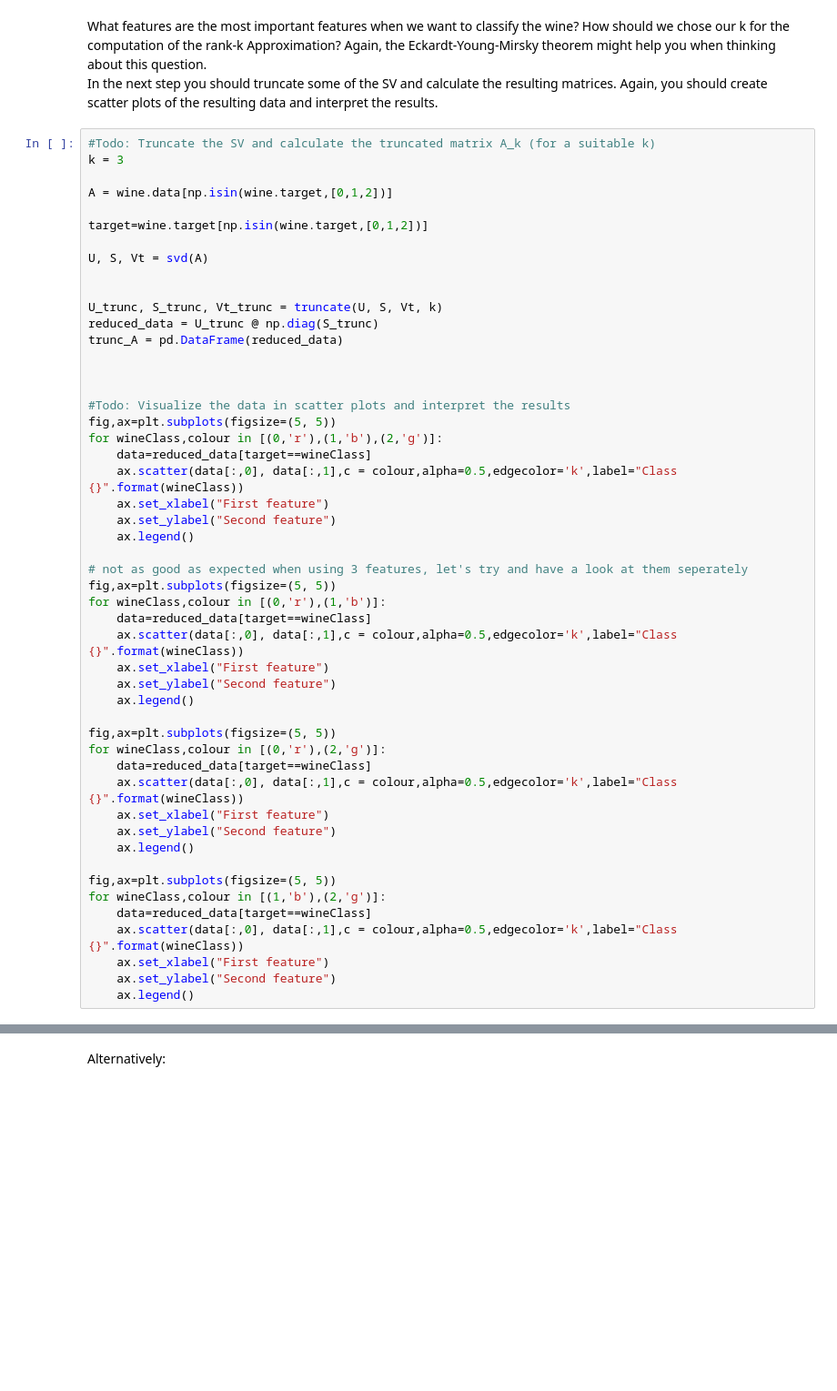
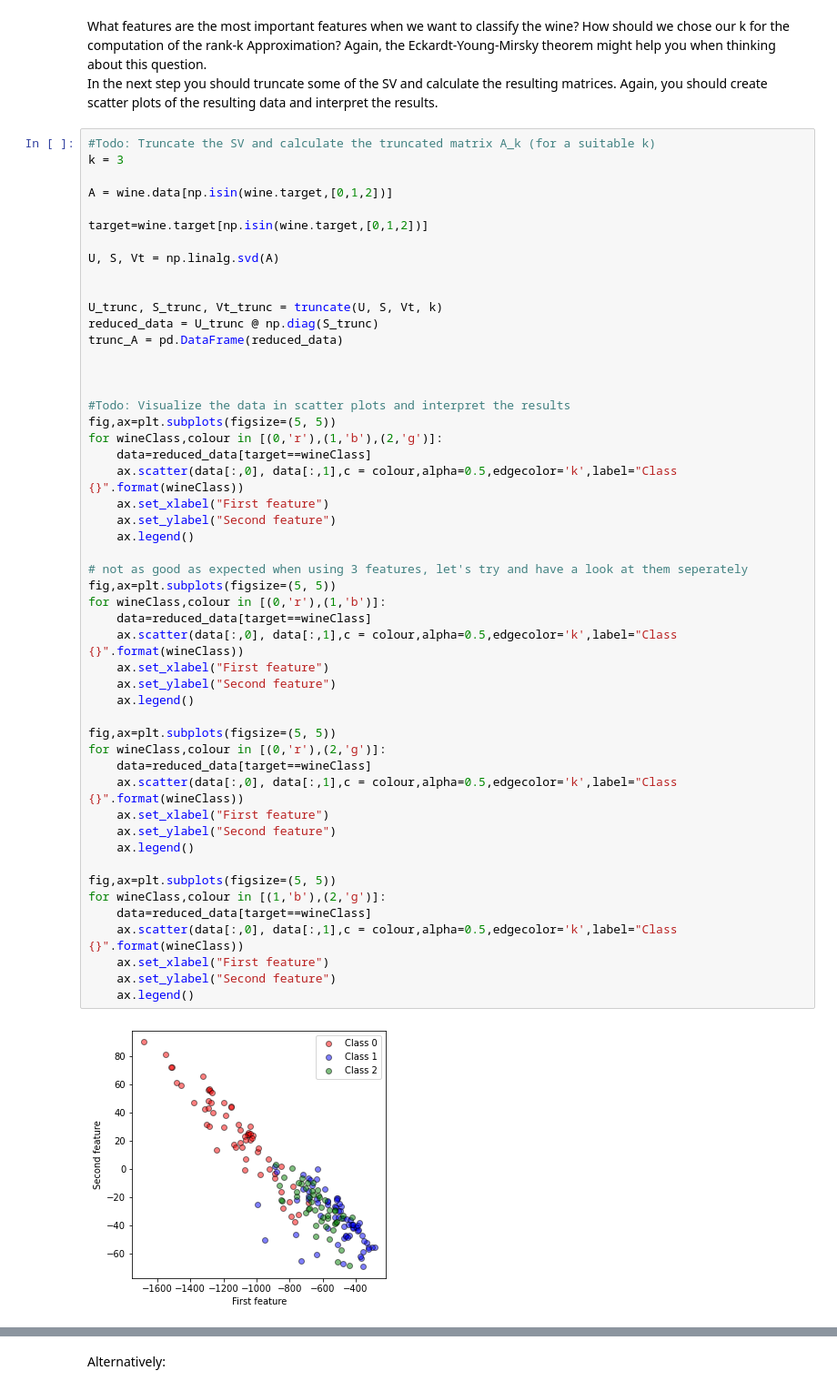
Before and after one commit to Saamuu/DataLab, a Jupyter notebook: InProgress/DataReduction_Wine_Lösung.ipynb, the cells around one changed output, grey strips where cells are left out. Shown: that part at 91% size. Cells and saved outputs as stored; diff of their text form; blank space fills up the shorter version.

```diff
--- a/InProgress/DataReduction_Wine_Lösung.ipynb
+++ b/InProgress/DataReduction_Wine_Lösung.ipynb
@@ -185,7 +184,7 @@ A = wine.data[np.isin(wine.target,[0,1,2])]
 
 target=wine.target[np.isin(wine.target,[0,1,2])]
 
-U, S, Vt = svd(A)
+U, S, Vt = np.linalg.svd(A)
 
 
 U_trunc, S_trunc, Vt_trunc = truncate(U, S, Vt, k)
@@ -200,30 +199,32 @@ for wineClass,colour in [(0,'r'),(1,'b'),(2,'g')]:
     data=reduced_data[target==wineClass]
     ax.scatter(data[:,0], data[:,1],c = colour,alpha=0.5,edgecolor='k',label="Class {}".format(wineClass))
     ax.set_xlabel("First feature")
     ax.set_ylabel("Second feature")
     ax.legend()
 
 # not as good as expected when using 3 features, let's try and have a look at them seperately
 fig,ax=plt.subplots(figsize=(5, 5))
 for wineClass,colour in [(0,'r'),(1,'b')]:
     data=reduced_data[target==wineClass]
     ax.scatter(data[:,0], data[:,1],c = colour,alpha=0.5,edgecolor='k',label="Class {}".format(wineClass))
     ax.set_xlabel("First feature")
     ax.set_ylabel("Second feature")
     ax.legend()
 
 fig,ax=plt.subplots(figsize=(5, 5))
 for wineClass,colour in [(0,'r'),(2,'g')]:
     data=reduced_data[target==wineClass]
     ax.scatter(data[:,0], data[:,1],c = colour,alpha=0.5,edgecolor='k',label="Class {}".format(wineClass))
     ax.set_xlabel("First feature")
     ax.set_ylabel("Second feature")
     ax.legend()
 
 fig,ax=plt.subplots(figsize=(5, 5))
 for wineClass,colour in [(1,'b'),(2,'g')]:
     data=reduced_data[target==wineClass]
     ax.scatter(data[:,0], data[:,1],c = colour,alpha=0.5,edgecolor='k',label="Class {}".format(wineClass))
     ax.set_xlabel("First feature")
     ax.set_ylabel("Second feature")
     ax.legend()
+# %% [output]
+[figure, added]
```
Also changed, not shown: parts of 11 cells of this notebook, 1 other file.
